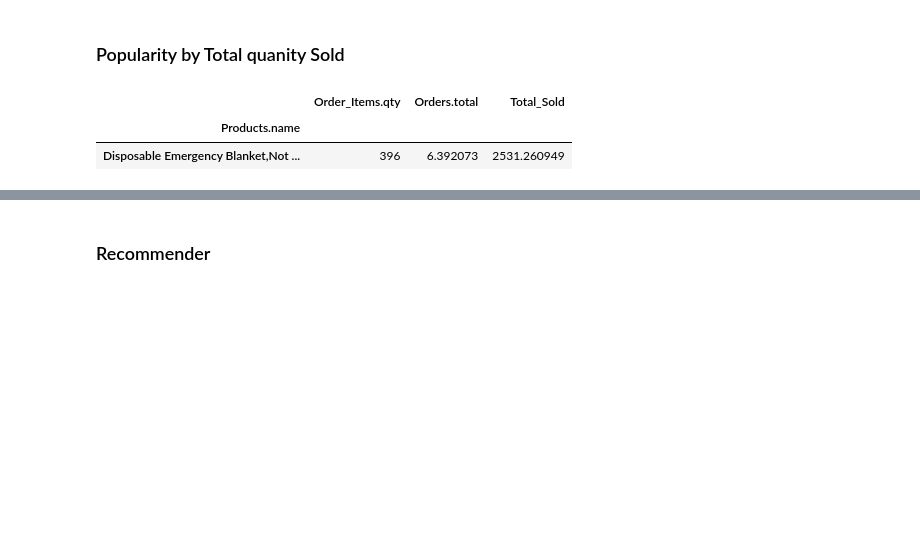
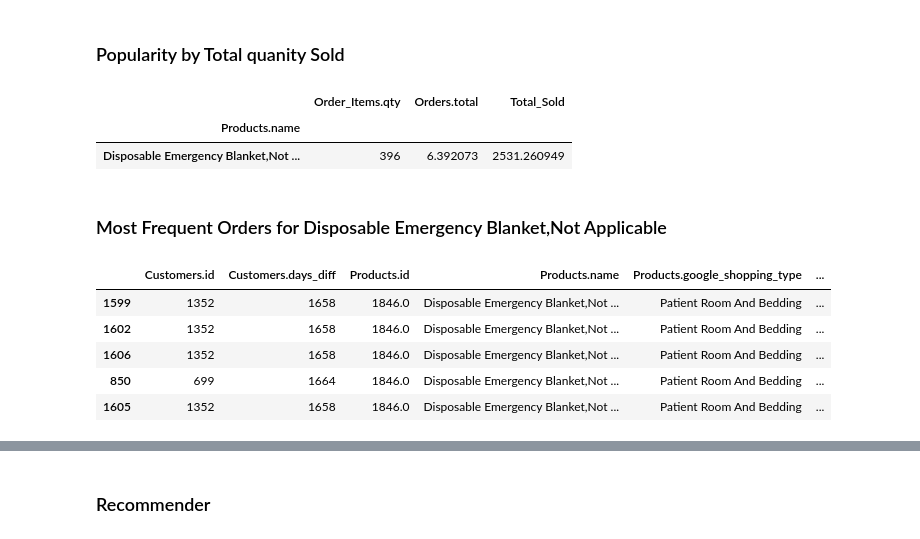
Before and after one commit to miamedra2/RecommenderforSalesData, a Jupyter notebook: Recommender_for_sales_data.ipynb, the cells around one changed output, grey strips where cells are left out. Saved outputs shown, nothing was run; the diff lists cells and outputs as text; code cells hidden in the pictures; blank space fills up the shorter version.

Commit message:
Commit: Found best customer of the disposable wipes. 	modified:   Recommender_for_sales_data.ipynb

```diff
--- a/Recommender_for_sales_data.ipynb
+++ b/Recommender_for_sales_data.ipynb
@@ -1067,3 +1067,16 @@ df_pop[df_pop['Order_Items.qty'] == df_pop['Order_Items.qty'].max()]
 |  | Order_Items.qty | Orders.total | Total_Sold |
 | Products.name |  |  |  |
 | Disposable Emergency Blanket,Not ... | 396 | 6.392073 | 2531.260949 |
+# %% [markdown]
+### Most Frequent Orders for Disposable Emergency Blanket,Not Applicable
+# %%
+df_bestcust = df[df['Products.name'] == 'Disposable Emergency Blanket,Not Applicable'].sort_values('Order_Items.qty', ascending=False)
+# %%
+df_bestcust.head()
+# %% [output]
+|  | Customers.id | Customers.days_diff | Products.id | Products.name | Products.google_shopping_type | ... |
+| 1599 | 1352 | 1658 | 1846.0 | Disposable Emergency Blanket,Not ... | Patient Room And Bedding | ... |
+| 1602 | 1352 | 1658 | 1846.0 | Disposable Emergency Blanket,Not ... | Patient Room And Bedding | ... |
+| 1606 | 1352 | 1658 | 1846.0 | Disposable Emergency Blanket,Not ... | Patient Room And Bedding | ... |
+| 850 | 699 | 1664 | 1846.0 | Disposable Emergency Blanket,Not ... | Patient Room And Bedding | ... |
+| 1605 | 1352 | 1658 | 1846.0 | Disposable Emergency Blanket,Not ... | Patient Room And Bedding | ... |
```
Also changed, not shown: parts of 9 cells of this notebook.
